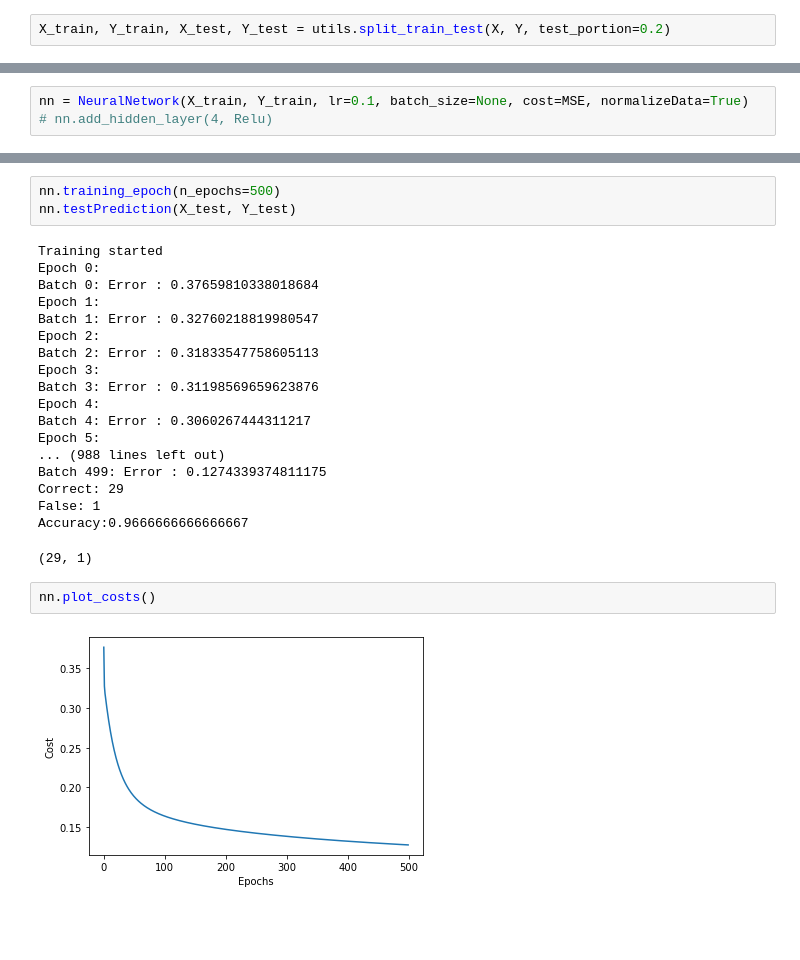
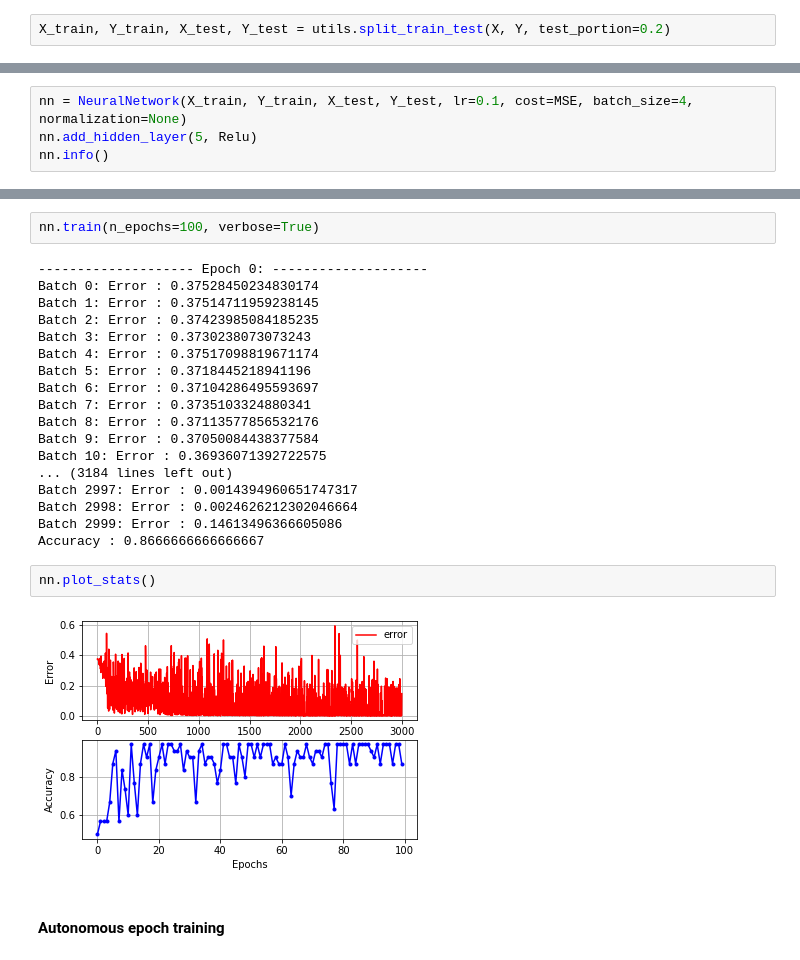
Before and after one commit to Asif-Mammadov/ufaz-ai, a Jupyter notebook: pw4/report.ipynb, the cells around one changed output, grey strips where cells are left out. Saved outputs shown, nothing was run; the diff lists cells and outputs as text; blank space fills up the shorter version.

Commit message:
minor improvements on training

```diff
--- a/pw4/report.ipynb
+++ b/pw4/report.ipynb
@@ -18,3 +20,4 @@ X_train, Y_train, X_test, Y_test = utils.split_train_test(X, Y, test_portion=0.2
 # %%
-nn = NeuralNetwork(X_train, Y_train, lr=0.1, batch_size=None, cost=MSE, normalizeData=True)
-# nn.add_hidden_layer(4, Relu)
+nn = NeuralNetwork(X_train, Y_train, X_test, Y_test, lr=0.1, cost=MSE, batch_size=4, normalization=None)
+nn.add_hidden_layer(5, Relu)
+nn.info()
@@ -34,26 +36,26 @@ Layer 1: 3 nodes | <class 'activation.Sigmoid'>
 # %%
-nn.training_epoch(n_epochs=500)
-nn.testPrediction(X_test, Y_test)
+nn.train(n_epochs=100, verbose=True)
 # %% [output]
-Training started
-Epoch 0:
-Batch 0: Error : 0.37659810338018684
-Epoch 1:
-Batch 1: Error : 0.32760218819980547
-Epoch 2:
-Batch 2: Error : 0.31833547758605113
-Epoch 3:
-Batch 3: Error : 0.31198569659623876
-Epoch 4:
-Batch 4: Error : 0.3060267444311217
-Epoch 5:
-... (988 lines left out)
-Batch 499: Error : 0.1274339374811175
-Correct: 29
-False: 1
-Accuracy:0.9666666666666667
+-------------------- Epoch 0: --------------------
+Batch 0: Error : 0.37528450234830174
+Batch 1: Error : 0.37514711959238145
+Batch 2: Error : 0.37423985084185235
+Batch 3: Error : 0.3730238073073243
+Batch 4: Error : 0.37517098819671174
+Batch 5: Error : 0.3718445218941196
+Batch 6: Error : 0.37104286495593697
+Batch 7: Error : 0.3735103324880341
+Batch 8: Error : 0.37113577856532176
+Batch 9: Error : 0.37050084438377584
+Batch 10: Error : 0.36936071392722575
+... (3184 lines left out)
+Batch 2997: Error : 0.0014394960651747317
+Batch 2998: Error : 0.0024626212302046664
+Batch 2999: Error : 0.14613496366605086
+Accuracy : 0.8666666666666667
-(29, 1)
 # %%
-nn.plot_costs()
+nn.plot_stats()
 # %% [output]
-[figure, old version]
+[figure, new version]
+# %% [markdown]
+#### Autonomous epoch training
```
Also changed, not shown: parts of 7 cells of this notebook, 4 other files.
